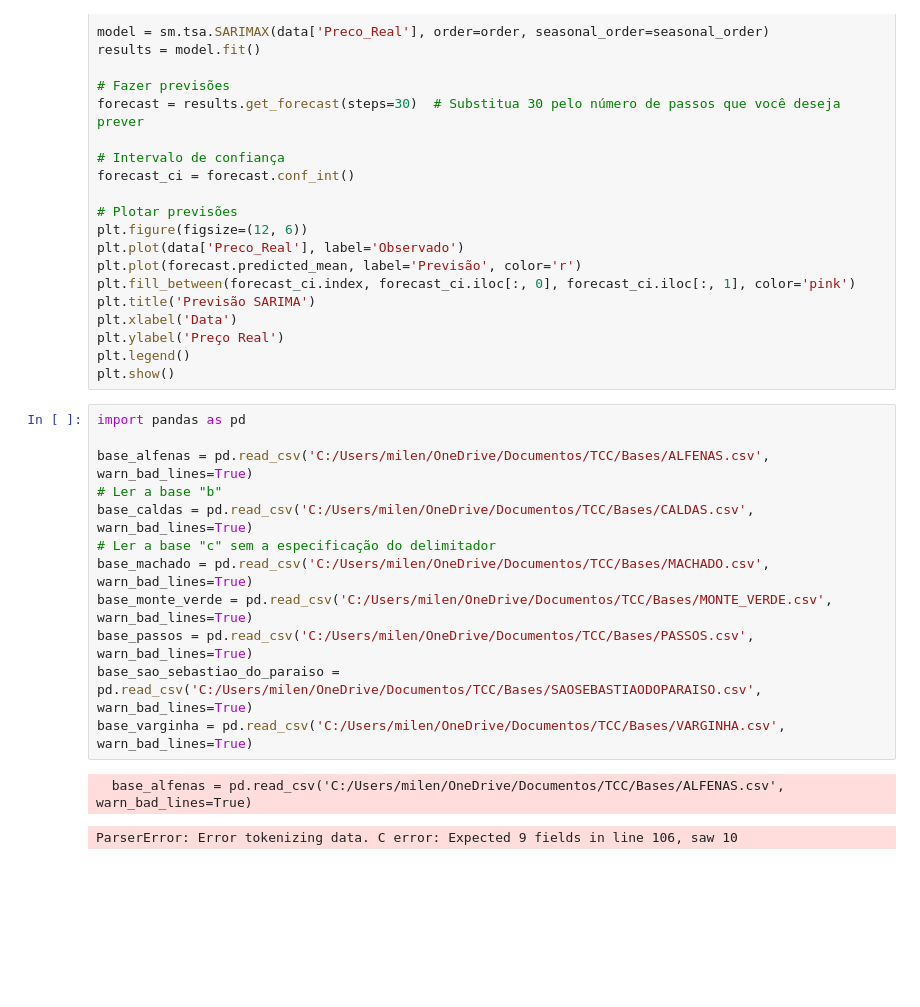
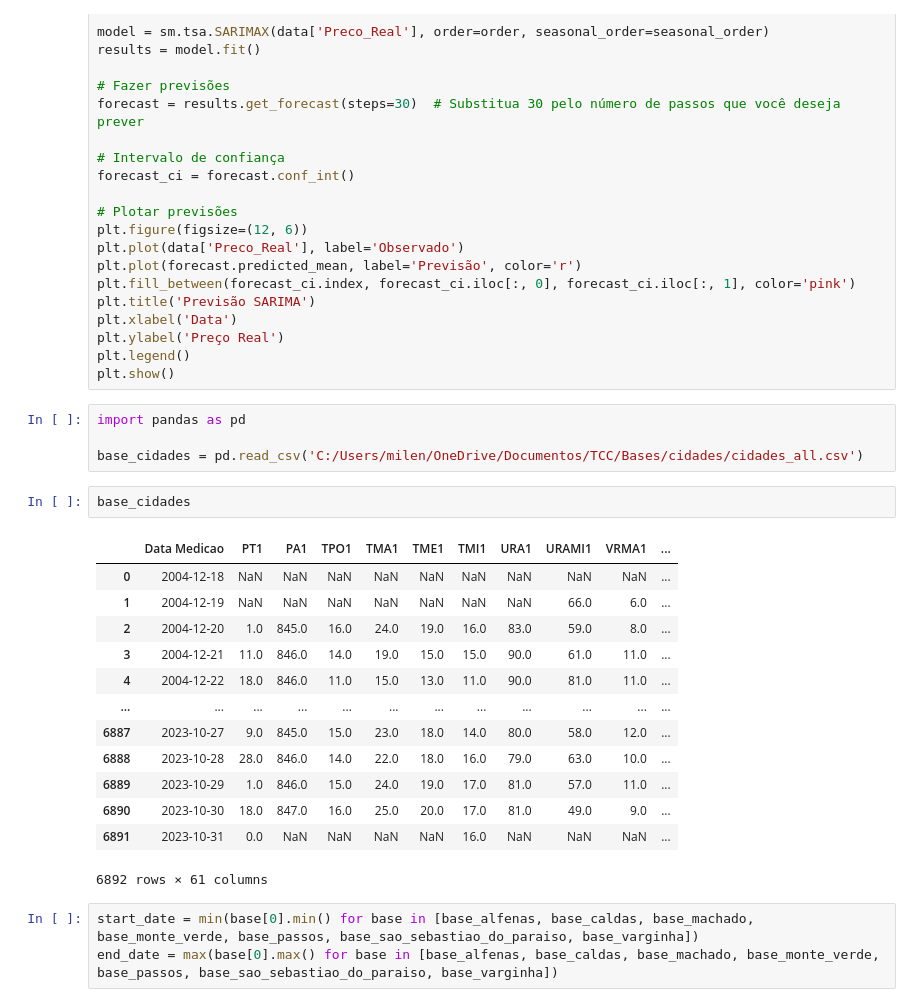
Before and after one commit to M1LENAFAR1A/Previsao_Diferenca_Pontos_Cafe, a Jupyter notebook: limpez_a.ipynb, the cells around one changed output. Cells and saved outputs as stored; diff of their text form; blank space fills up the shorter version.

```diff
--- a/limpez_a.ipynb
+++ b/limpez_a.ipynb
@@ -799,18 +799,26 @@ plt.xlabel('Data')
 plt.ylabel('Preço Real')
 plt.legend()
 plt.show()
-# %%
-import pandas as pd
-
-base_alfenas = pd.read_csv('C:/Users/milen/OneDrive/Documentos/TCC/Bases/ALFENAS.csv', warn_bad_lines=True)
-# Ler a base "b"
-base_caldas = pd.read_csv('C:/Users/milen/OneDrive/Documentos/TCC/Bases/CALDAS.csv', warn_bad_lines=True)
-# Ler a base "c" sem a especificação do delimitador
-base_machado = pd.read_csv('C:/Users/milen/OneDrive/Documentos/TCC/Bases/MACHADO.csv', warn_bad_lines=True)
-base_monte_verde = pd.read_csv('C:/Users/milen/OneDrive/Documentos/TCC/Bases/MONTE_VERDE.csv', warn_bad_lines=True)
-base_passos = pd.read_csv('C:/Users/milen/OneDrive/Documentos/TCC/Bases/PASSOS.csv', warn_bad_lines=True)
-base_sao_sebastiao_do_paraiso = pd.read_csv('C:/Users/milen/OneDrive/Documentos/TCC/Bases/SAOSEBASTIAODOPARAISO.csv', warn_bad_lines=True)
-base_varginha = pd.read_csv('C:/Users/milen/OneDrive/Documentos/TCC/Bases/VARGINHA.csv', warn_bad_lines=True)
-# %% [output]
-  base_alfenas = pd.read_csv('C:/Users/milen/OneDrive/Documentos/TCC/Bases/ALFENAS.csv', warn_bad_lines=True)
-ParserError: Error tokenizing data. C error: Expected 9 fields in line 106, saw 10
+# %%
+import pandas as pd
+
+base_cidades = pd.read_csv('C:/Users/milen/OneDrive/Documentos/TCC/Bases/cidades/cidades_all.csv')
+# %%
+base_cidades
+# %% [output]
+|  | Data Medicao | PT1 | PA1 | TPO1 | TMA1 | TME1 | TMI1 | URA1 | URAMI1 | VRMA1 | ... |
+| 0 | 2004-12-18 | NaN | NaN | NaN | NaN | NaN | NaN | NaN | NaN | NaN | ... |
+| 1 | 2004-12-19 | NaN | NaN | NaN | NaN | NaN | NaN | NaN | 66.0 | 6.0 | ... |
+| 2 | 2004-12-20 | 1.0 | 845.0 | 16.0 | 24.0 | 19.0 | 16.0 | 83.0 | 59.0 | 8.0 | ... |
+| 3 | 2004-12-21 | 11.0 | 846.0 | 14.0 | 19.0 | 15.0 | 15.0 | 90.0 | 61.0 | 11.0 | ... |
+| 4 | 2004-12-22 | 18.0 | 846.0 | 11.0 | 15.0 | 13.0 | 11.0 | 90.0 | 81.0 | 11.0 | ... |
+| ... | ... | ... | ... | ... | ... | ... | ... | ... | ... | ... | ... |
+| 6887 | 2023-10-27 | 9.0 | 845.0 | 15.0 | 23.0 | 18.0 | 14.0 | 80.0 | 58.0 | 12.0 | ... |
+| 6888 | 2023-10-28 | 28.0 | 846.0 | 14.0 | 22.0 | 18.0 | 16.0 | 79.0 | 63.0 | 10.0 | ... |
+| 6889 | 2023-10-29 | 1.0 | 846.0 | 15.0 | 24.0 | 19.0 | 17.0 | 81.0 | 57.0 | 11.0 | ... |
+| 6890 | 2023-10-30 | 18.0 | 847.0 | 16.0 | 25.0 | 20.0 | 17.0 | 81.0 | 49.0 | 9.0 | ... |
+| 6891 | 2023-10-31 | 0.0 | NaN | NaN | NaN | NaN | 16.0 | NaN | NaN | NaN | ... |
+6892 rows × 61 columns
+# %%
+start_date = min(base[0].min() for base in [base_alfenas, base_caldas, base_machado, base_monte_verde, base_passos, base_sao_sebastiao_do_paraiso, base_varginha])
+end_date = max(base[0].max() for base in [base_alfenas, base_caldas, base_machado, base_monte_verde, base_passos, base_sao_sebastiao_do_paraiso, base_varginha])
```
Also changed, not shown: parts of 2 cells of this notebook.
